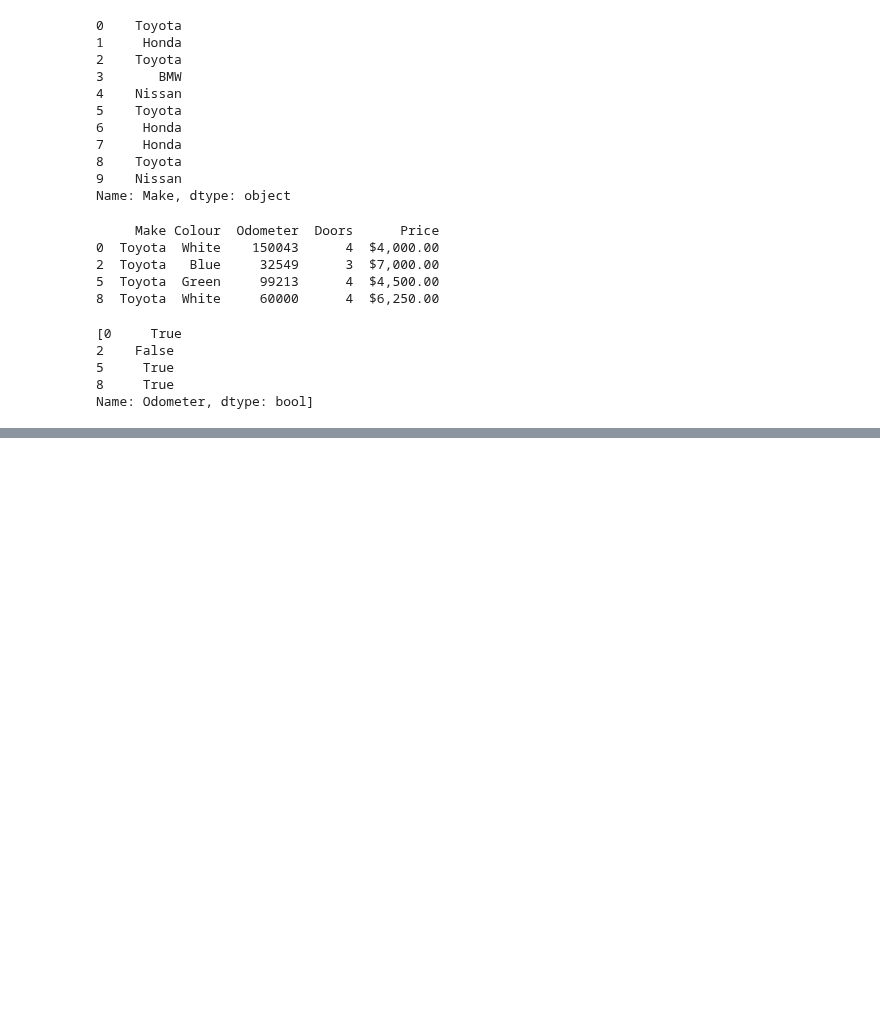
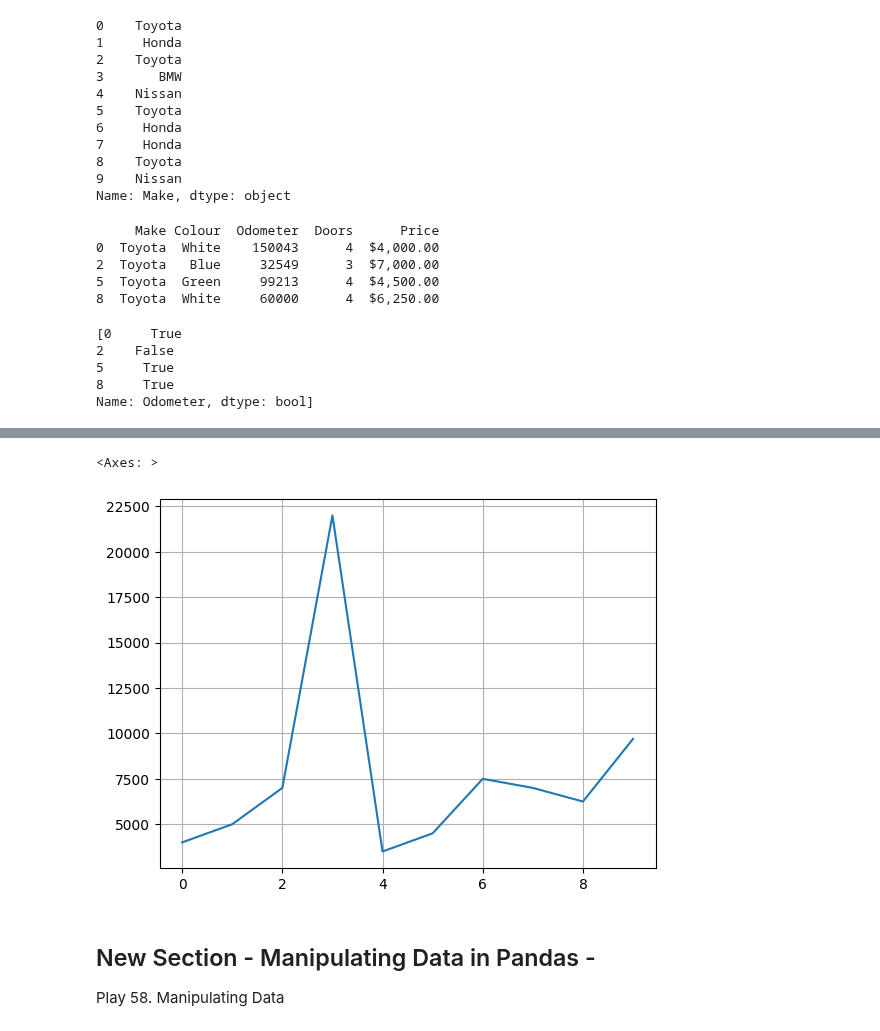
Before and after one commit to thewesternfront/Jupyter_Testintg_Jetbrains, a Jupyter notebook: introduction-to-pandas.ipynb, the cells around one changed output, grey strips where cells are left out. Saved outputs shown, nothing was run; the diff lists cells and outputs as text; code cells hidden in the pictures; blank space fills up the shorter version.

```diff
--- a/introduction-to-pandas.ipynb
+++ b/introduction-to-pandas.ipynb
@@ -307,0 +386,9 @@ Name: Odometer, dtype: bool]
+# %%
+car_sales["Price"].plot(kind="line" ,grid=True)
+# %% [output]
+<Axes: >
+[figure, added]
+# %% [markdown]
+## New Section - Manipulating Data in Pandas -
+Play
+58. Manipulating Data
```
Also changed, not shown: parts of 20 cells of this notebook, 2 other files.
